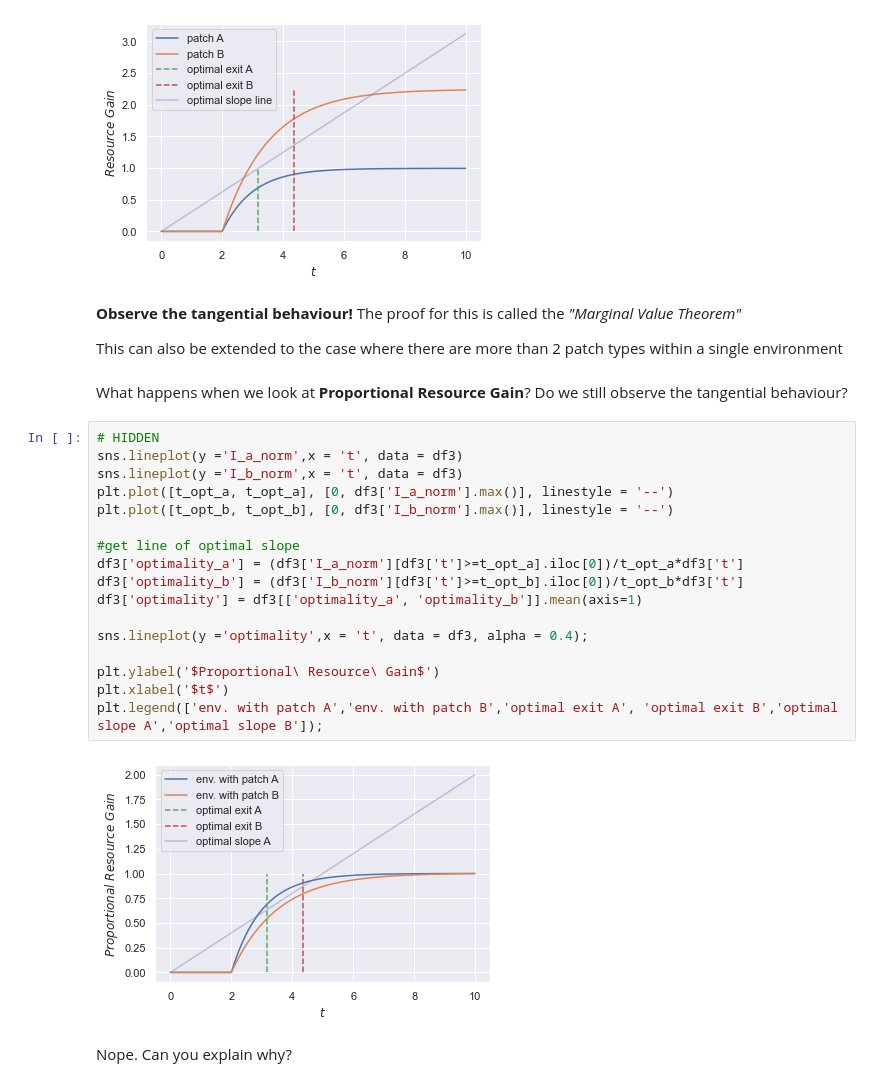
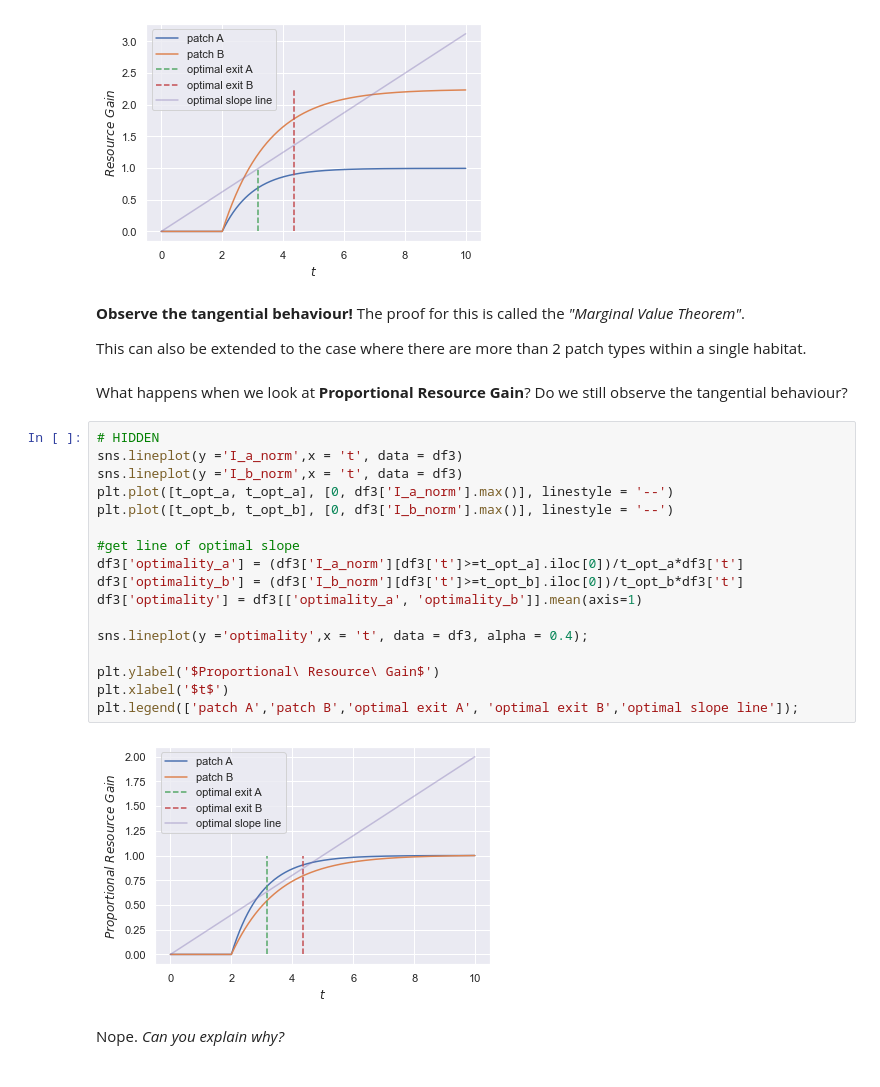
Before and after one commit to shivChitinous/optimal-forager, a Jupyter notebook: Optimal_Foraging_Theory.ipynb, the cells around one changed output. Saved outputs shown, nothing was run; the diff lists cells and outputs as text.

Commit message:
visualizing the marginal value theorem

```diff
--- a/Optimal_Foraging_Theory.ipynb
+++ b/Optimal_Foraging_Theory.ipynb
@@ -260,30 +260,30 @@ plt.legend(['patch A','patch B','optimal exit A', 'optimal exit B','optimal slop
 # %% [output]
 [figure]
 # %% [markdown]
-__Observe the tangential behaviour!__ The proof for this is called the _"Marginal Value Theorem"_
+__Observe the tangential behaviour!__ The proof for this is called the _"Marginal Value Theorem"_.
 
-This can also be extended to the case where there are more than 2 patch types within a single environment
+This can also be extended to the case where there are more than 2 patch types within a single habitat.
 # %% [markdown]
 What happens when we look at __Proportional Resource Gain__?
 Do we still observe the tangential behaviour?
 # %%
 # HIDDEN
 sns.lineplot(y ='I_a_norm',x = 't', data = df3)
 sns.lineplot(y ='I_b_norm',x = 't', data = df3)
 plt.plot([t_opt_a, t_opt_a], [0, df3['I_a_norm'].max()], linestyle = '--')
 plt.plot([t_opt_b, t_opt_b], [0, df3['I_b_norm'].max()], linestyle = '--')
 
 #get line of optimal slope
 df3['optimality_a'] = (df3['I_a_norm'][df3['t']>=t_opt_a].iloc[0])/t_opt_a*df3['t']
 df3['optimality_b'] = (df3['I_b_norm'][df3['t']>=t_opt_b].iloc[0])/t_opt_b*df3['t']
 df3['optimality'] = df3[['optimality_a', 'optimality_b']].mean(axis=1)
 
 sns.lineplot(y ='optimality',x = 't', data = df3, alpha = 0.4);
 
 plt.ylabel('$Proportional\ Resource\ Gain$')
 plt.xlabel('$t$')
-plt.legend(['env. with patch A','env. with patch B','optimal exit A', 'optimal exit B','optimal slope A','optimal slope B']);
+plt.legend(['patch A','patch B','optimal exit A', 'optimal exit B','optimal slope line']);
 # %% [output]
-[figure, old version]
+[figure, new version]
 # %% [markdown]
-Nope. Can you explain why?
+Nope. _Can you explain why?_
```
Also changed, not shown: parts of 15 cells of this notebook.
